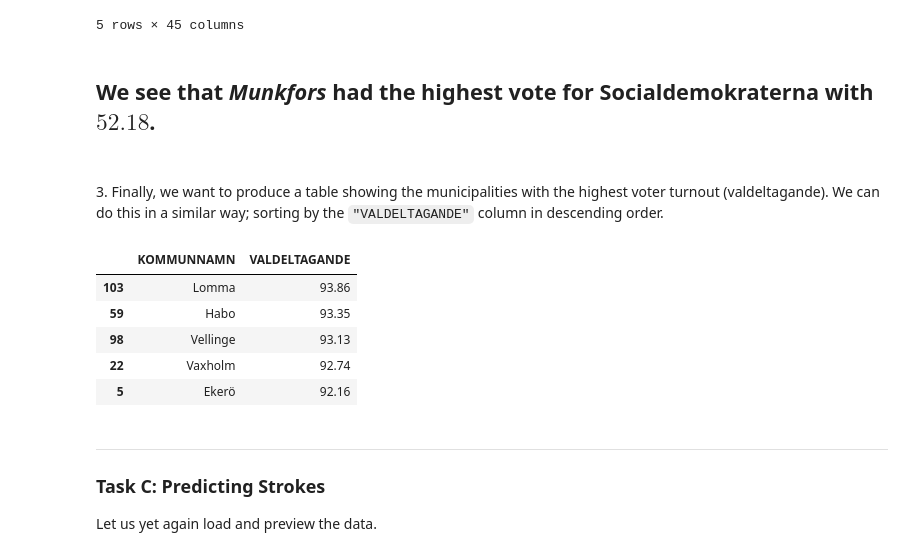
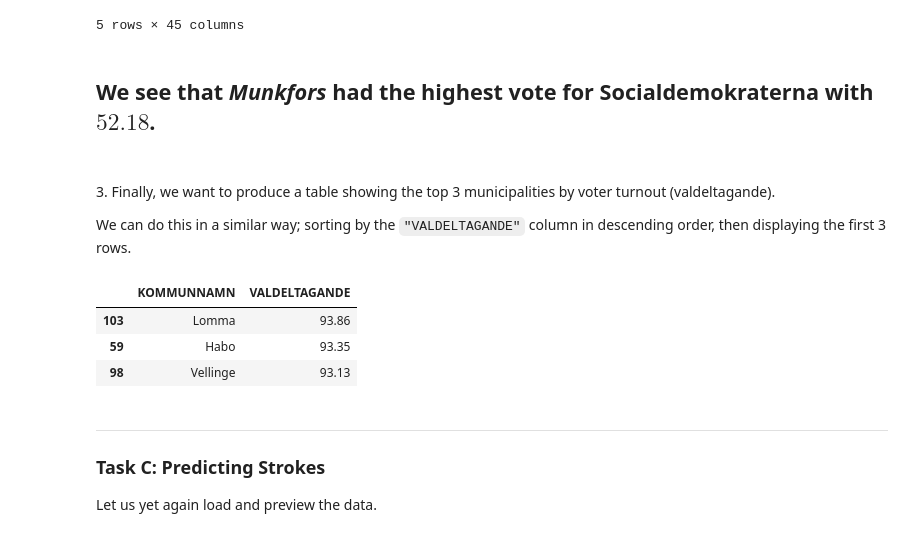
Before and after one commit to AndyDeany/MT4008-homework-2, a Jupyter notebook: HW2/HW2.ipynb, the cells around one changed output. Drawn from its saved outputs; the diff is of its cells as text; code cells hidden in the pictures.

```diff
--- a/HW2/HW2.ipynb
+++ b/HW2/HW2.ipynb
@@ -200,17 +205,17 @@ We see that *Munkfors* had the highest vote for Socialdemokraterna with $52.18%$
 <br>
 ---
 
-3\. Finally, we want to produce a table showing the municipalities with the highest voter turnout (valdeltagande).
-We can do this in a similar way; sorting by the `"VALDELTAGANDE"` column in descending order.
+3\. Finally, we want to produce a table showing the top 3 municipalities by voter turnout (valdeltagande).
+
+We can do this in a similar way; sorting by the `"VALDELTAGANDE"` column in descending order,
+then displaying the first 3 rows.
 # %%
-votes.sort_values("VALDELTAGANDE", ascending=False)[["KOMMUNNAMN", "VALDELTAGANDE"]].head()
+votes.sort_values("VALDELTAGANDE", ascending=False)[["KOMMUNNAMN", "VALDELTAGANDE"]].head(3)
 # %% [output]
 |  | KOMMUNNAMN | VALDELTAGANDE |
 | 103 | Lomma | 93.86 |
 | 59 | Habo | 93.35 |
 | 98 | Vellinge | 93.13 |
-| 22 | Vaxholm | 92.74 |
-| 5 | Ekerö | 92.16 |
 # %% [markdown]
 ---
 
```
Also changed, not shown: parts of 1 cell of this notebook.
